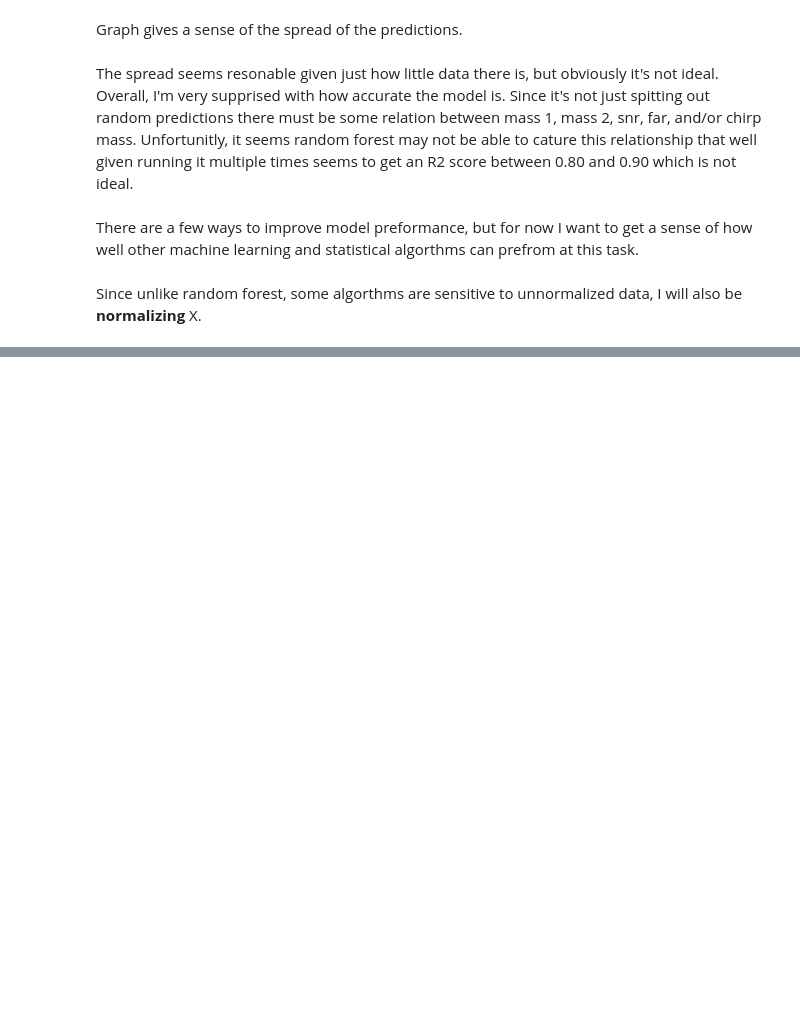
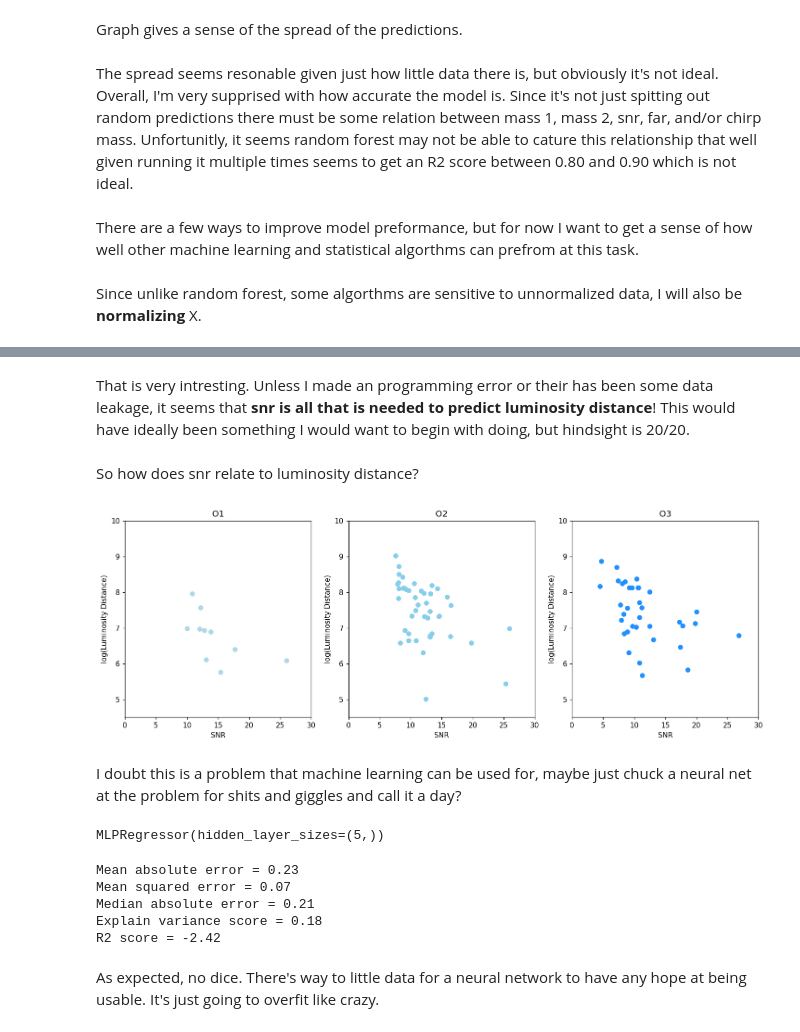
Before and after one commit to AndrewValentini/Gravitational-Waves-Research-23-24, a Jupyter notebook: Data Analysis/Regression.ipynb, the cells around one changed output, grey strips where cells are left out. Saved outputs shown, nothing was run; the diff lists cells and outputs as text; code cells hidden in the pictures; blank space fills up the shorter version.

```diff
--- a/Data Analysis/Regression.ipynb
+++ b/Data Analysis/Regression.ipynb
@@ -265,0 +563,30 @@ Unsuprisingly, Random Forest and Support Vector regression are clearly better. A
+# %% [markdown]
+That is very intresting. Unless I made an programming error or their has been some data leakage, it seems that **snr is all that is needed to predict luminosity distance**! This would have ideally been something I would want to begin with doing, but hindsight is 20/20.
+# %% [markdown]
+So how does snr relate to luminosity distance?
+# %%
+fig, ax = plt.subplots(1, 3, figsize=(16, 5), dpi=110)
+
+labels = ["O1", "O2", "O3"]
+colors = ["lightblue", "skyblue", "dodgerblue"]
+
+left_index = [0,1,2]
+right_index = [0,0,0]
+
+for o, dataset_label, color, li, ri in zip(range(1, 4), labels, colors, left_index, right_index):
+    snr = confident.where(confident["group"] == o)["snr"]
+    log_ld = np.log(confident.where(confident["group"] == o)["luminosity_distance"])
+
+    ax[li].scatter(snr, log_ld, color=colors[o - 1], label=labels[o - 1])
+
+    ax[li].set_xlim(0, 30)
+    ax[li].set_ylim(4.5, 10)
+
+    ax[li].set_xlabel("SNR")
+    ax[li].set_ylabel("log(Luminosity Distance)")
+
+    ax[li].set_title(labels[o-1])
+# %% [output]
+[figure, added]
+# %% [markdown]
+I doubt this is a problem that machine learning can be used for, maybe just chuck a neural net at the problem for shits and giggles and call it a day?
@@ -265,0 +606,22 @@ Unsuprisingly, Random Forest and Support Vector regression are clearly better. A
+# %%
+mlp = MLPRegressor(hidden_layer_sizes=(5,))
+
+mlp.fit(X_train, y_train)
+# %% [output]
+MLPRegressor(hidden_layer_sizes=(5,))
+# %%
+y_test_pred = mlp.predict(X_test)
+
+print("Mean absolute error =", round(sm.mean_absolute_error(y_test, y_test_pred), 2))
+print("Mean squared error =", round(sm.mean_squared_error(y_test, y_test_pred), 2))
+print("Median absolute error =", round(sm.median_absolute_error(y_test, y_test_pred), 2))
+print("Explain variance score =", round(sm.explained_variance_score(y_test, y_test_pred), 2))
+print("R2 score =", round(sm.r2_score(y_test, y_test_pred), 2))
+# %% [output]
+Mean absolute error = 0.23
+Mean squared error = 0.07
+Median absolute error = 0.21
+Explain variance score = 0.18
+R2 score = -2.42
+# %% [markdown]
+As expected, no dice. There's way to little data for a neural network to have any hope at being usable. It's just going to overfit like crazy.
```
Also changed, not shown: parts of 41 cells of this notebook, 5 other files.
